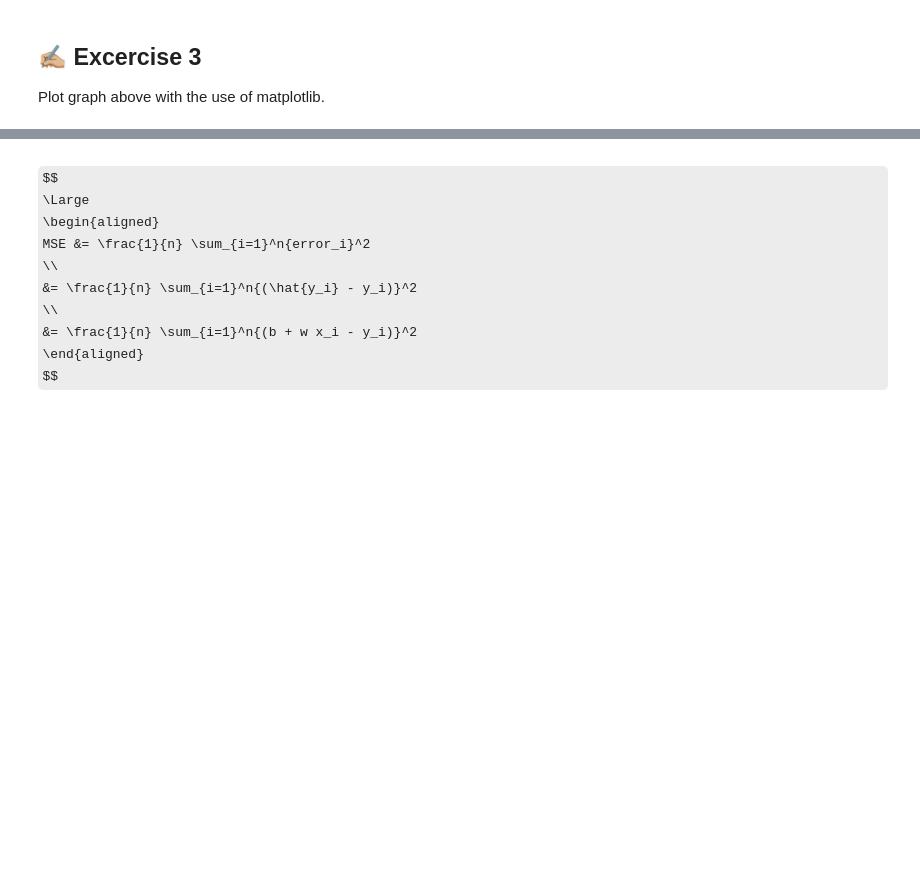
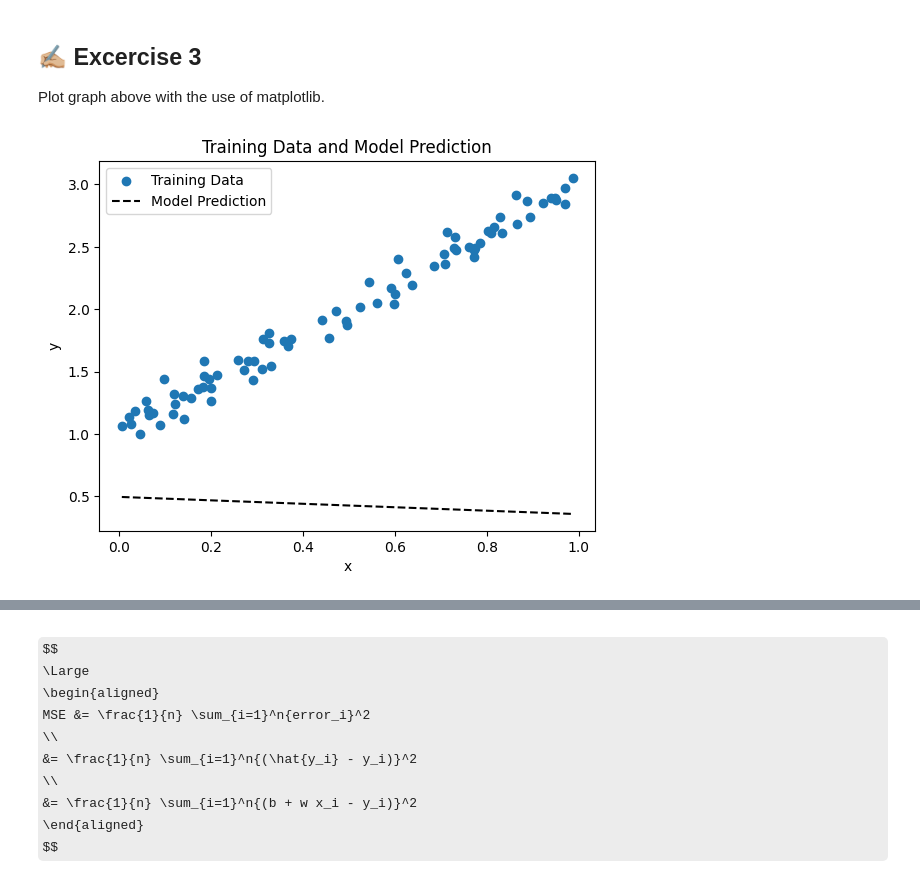
Before and after one commit to BrystofKlazek/Kod_Bakalarka, a Jupyter notebook: Lab 1 – Fundamentals of Deep Learning with PyTorch.ipynb, the cells around one changed output, grey strips where cells are left out. Drawn from its saved outputs; the diff is of its cells as text; code cells hidden in the pictures; some formulas as TeX source; blank space fills up the shorter version.

```diff
--- a/Lab 1 – Fundamentals of Deep Learning with PyTorch.ipynb
+++ b/Lab 1 – Fundamentals of Deep Learning with PyTorch.ipynb
@@ -352,6 +352,25 @@ yhat =  w * x_train + b
 ## ✍🏼 Excercise 3
 
 Plot graph above  with the use of matplotlib.
+# %%
+import matplotlib.pyplot as plt
+import numpy as np
+
+# Plot the graph
+plt.scatter(x_train, y_train, label='Training Data')
+
+# Sort for plotting the line correctly
+sorted_x = np.sort(x_train, axis=0)
+sorted_yhat = yhat[np.argsort(x_train, axis=0).flatten()]
+
+plt.plot(sorted_x, sorted_yhat, linestyle='--', color='black', label='Model Prediction')
+plt.xlabel('x')
+plt.ylabel('y')
+plt.title('Training Data and Model Prediction')
+plt.legend()
+plt.show()
+# %% [output]
+[figure, added]
 # %% [markdown]
 ## Step 2: Compute the Loss
 
```
